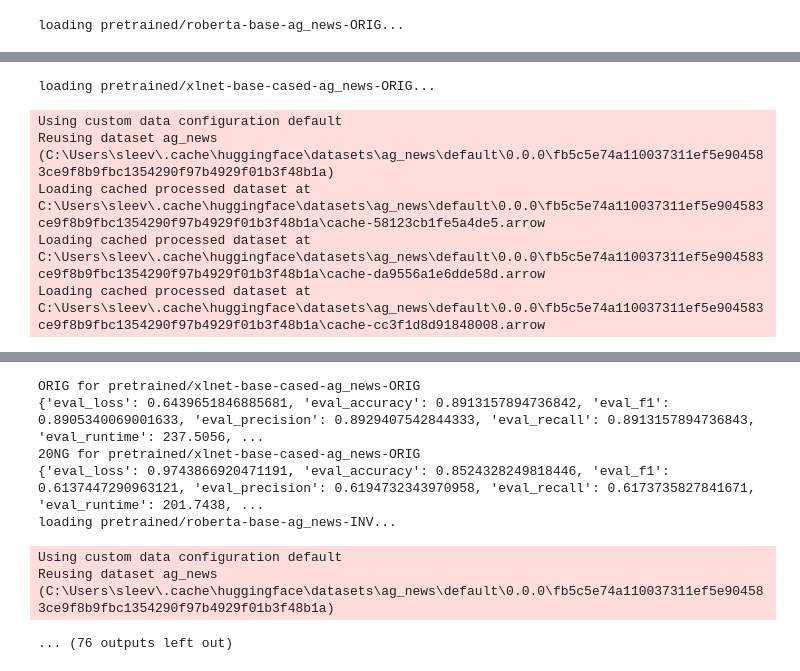
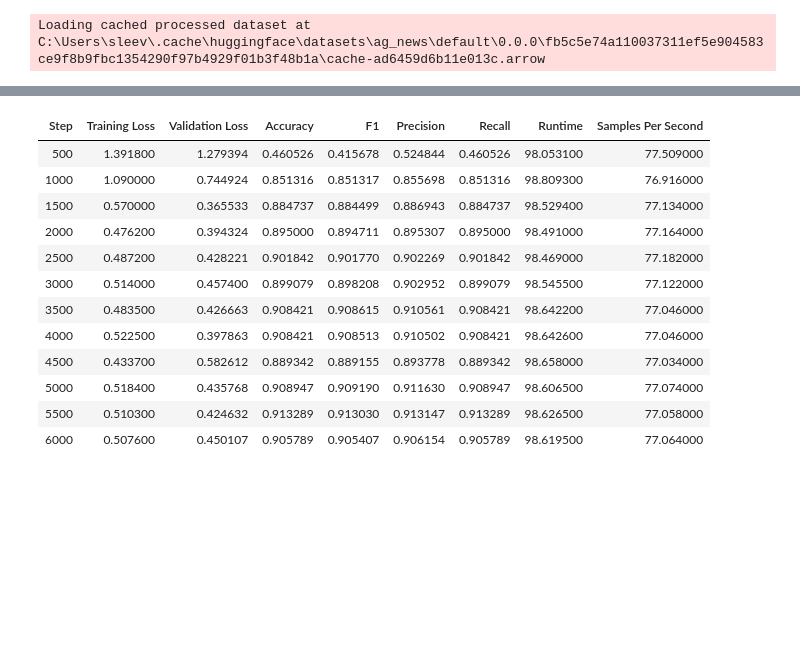
Before and after one commit to asakhala921/Sibyl_eval, a Jupyter notebook: train_AG_NEWS.ipynb, the cells around one changed output, grey strips where cells are left out. Cells and saved outputs as stored; diff of their text form; code cells hidden in the pictures; blank space fills up the shorter version.

```diff
--- a/train_AG_NEWS.ipynb
+++ b/train_AG_NEWS.ipynb
@@ -17,4 +22,10 @@ device = torch.device("cuda" if torch.cuda.is_available() else "cpu")
 # %%
+def one_hot_encode(y, nb_classes=4):
+    if not isinstance(y, np.ndarray):
+        y = np.expand_dims(np.array(y), 0)
+    res = np.eye(nb_classes)[np.array(y).reshape(-1)]
+    return res.reshape(list(y.shape)+[nb_classes])[0]
+
 def tokenize(batch):
     return tokenizer(batch['text'], padding=True, truncation=True, max_length=250)
 
@@ -117,17 +128,19 @@ def get_20NG_test_dataset():
 
     return test_dataset
 # %%
-MODEL_NAMES = ['roberta-base', 'xlnet-base-cased'] # ['bert-base-uncased']
+MODEL_NAMES = ['bert-base-uncased', 'roberta-base', 'xlnet-base-cased'] # ['bert-base-uncased']
 # %%
-use_pretrain = True
+use_pretrain = False
 soft_target = False
 
-for t in ['ORIG', 'INV', 'SIB', 'INVSIB', 'TextMix', 'SentMix', 'WordMix']:
-    for MODEL_NAME in MODEL_NAMES:
+for MODEL_NAME in MODEL_NAMES:
+    for t in ['INV', 'SIB', 'INVSIB', 'TextMix', 'SentMix', 'WordMix']:
+
+        # run = wandb.init(project="train_SST2-"+t, reinit=True)
 
         eval_only = False
 
-        checkpoint = 'pretrained/' + MODEL_NAME + "-ag_news-" + t
+        checkpoint = 'pretrained/' + MODEL_NAME + "-ag_news-ORIG+" + t
         tokenizer = AutoTokenizer.from_pretrained(MODEL_NAME)
 
         if t == 'ORIG':
@@ -143,8 +156,23 @@ for t in ['ORIG', 'INV', 'SIB', 'INVSIB', 'TextMix', 'SentMix', 'WordMix']:
             else:
                 df = pd.DataFrame({'text': text, 'label': label})
                 df.text = df.text.astype(str)
-                df.label = df.label.astype(int)
+                df.label = df.label.astype(object)
             train_dataset = Dataset.from_pandas(df)
+
+            # load orig data
+            orig_dataset = load_dataset('ag_news', split='train')
+            df = orig_dataset.to_pandas()
+            df = df[df.columns[::-1]]
+            df.text = df.text.astype(str)
+            if len(label.shape) > 1:
+                df.label = df.label.map(one_hot_encode)
+            else:
+                df.label = df.label.astype(object)
+            orig_dataset = Dataset.from_pandas(df)
+
+            # merge orig + custom data
+            train_dataset = concatenate_datasets([orig_dataset, train_dataset])
+            train_dataset.shuffle()
 
         if use_pretrain and os.path.exists(checkpoint):
             print('loading {}...'.format(checkpoint))
@@ -188,9 +216,12 @@ for t in ['ORIG', 'INV', 'SIB', 'INVSIB', 'TextMix', 'SentMix', 'WordMix']:
         train_batch_size = 3
         eval_batch_size = 32
         num_epoch = 3
-        max_steps = int((len(train_dataset) * num_epoch) / train_batch_size)
+        gradient_accumulation_steps=1
+        max_steps = int((len(train_dataset) * num_epoch / gradient_accumulation_steps) / train_batch_size)
 
         training_args = TrainingArguments(
+            seed=1,
+            # adafactor=True,
             output_dir=checkpoint,
             overwrite_output_dir=True,
             max_steps=max_steps,
@@ -198,14 +229,17 @@ for t in ['ORIG', 'INV', 'SIB', 'INVSIB', 'TextMix', 'SentMix', 'WordMix']:
             save_total_limit=1,
             per_device_train_batch_size=train_batch_size,
             per_device_eval_batch_size=eval_batch_size,
+            gradient_accumulation_steps=gradient_accumulation_steps,
             warmup_steps=int(max_steps / 10),
             weight_decay=0.01,
             logging_dir='./logs',
-            logging_steps=int(max_steps / 10),
+            logging_steps=500,
+            logging_first_step=True,
             load_best_model_at_end=True,
-            metric_for_best_model="loss",
-            greater_is_better=False,
+            metric_for_best_model="accuracy",
+            greater_is_better=True,
             evaluation_strategy="steps",
+            run_name=checkpoint,
             label_names=['World', 'Sports', 'Business', 'Sci/Tech']
         )
 
@@ -243,6 +277,8 @@ for t in ['ORIG', 'INV', 'SIB', 'INVSIB', 'TextMix', 'SentMix', 'WordMix']:
         trainer.eval_dataset = test_dataset_20NG
         out_20NG = trainer.evaluate()
         print('20NG for {}\n{}'.format(checkpoint, out_20NG))
+
+        # run.finish()
 # %% [output]
 Using custom data configuration default
 Reusing dataset ag_news (C:\Users\sleev\.cache\huggingface\datasets\ag_news\default\0.0.0\fb5c5e74a110037311ef5e904583ce9f8b9fbc1354290f97b4929f01b3f48b1a)
@@ -250 +292 @@ Loading cached split indices for dataset at C:\Users\sleev\.cache\huggingface\da
-loading pretrained/roberta-base-ag_news-ORIG...
+Loading cached processed dataset at C:\Users\sleev\.cache\huggingface\datasets\ag_news\default\0.0.0\fb5c5e74a110037311ef5e904583ce9f8b9fbc1354290f97b4929f01b3f48b1a\cache-ad6459d6b11e013c.arrow
@@ -264,6 +295,0 @@ Loading cached split indices for dataset at C:\Users\sleev\.cache\huggingface\da
-loading pretrained/xlnet-base-cased-ag_news-ORIG...
-Using custom data configuration default
-Reusing dataset ag_news (C:\Users\sleev\.cache\huggingface\datasets\ag_news\default\0.0.0\fb5c5e74a110037311ef5e904583ce9f8b9fbc1354290f97b4929f01b3f48b1a)
-Loading cached processed dataset at C:\Users\sleev\.cache\huggingface\datasets\ag_news\default\0.0.0\fb5c5e74a110037311ef5e904583ce9f8b9fbc1354290f97b4929f01b3f48b1a\cache-58123cb1fe5a4de5.arrow
-Loading cached processed dataset at C:\Users\sleev\.cache\huggingface\datasets\ag_news\default\0.0.0\fb5c5e74a110037311ef5e904583ce9f8b9fbc1354290f97b4929f01b3f48b1a\cache-da9556a1e6dde58d.arrow
-Loading cached processed dataset at C:\Users\sleev\.cache\huggingface\datasets\ag_news\default\0.0.0\fb5c5e74a110037311ef5e904583ce9f8b9fbc1354290f97b4929f01b3f48b1a\cache-cc3f1d8d91848008.arrow
@@ -271,8 +296,13 @@ Loading cached processed dataset at C:\Users\sleev\.cache\huggingface\datasets\a
-ORIG for pretrained/xlnet-base-cased-ag_news-ORIG
-{'eval_loss': 0.6439651846885681, 'eval_accuracy': 0.8913157894736842, 'eval_f1': 0.8905340069001633, 'eval_precision': 0.8929407542844333, 'eval_recall': 0.8913157894736843, 'eval_runtime': 237.5056, ...
-20NG for pretrained/xlnet-base-cased-ag_news-ORIG
-{'eval_loss': 0.9743866920471191, 'eval_accuracy': 0.8524328249818446, 'eval_f1': 0.6137447290963121, 'eval_precision': 0.6194732343970958, 'eval_recall': 0.6173735827841671, 'eval_runtime': 201.7438, ...
-loading pretrained/roberta-base-ag_news-INV...
-Using custom data configuration default
-Reusing dataset ag_news (C:\Users\sleev\.cache\huggingface\datasets\ag_news\default\0.0.0\fb5c5e74a110037311ef5e904583ce9f8b9fbc1354290f97b4929f01b3f48b1a)
-... (76 outputs left out)
+| Step | Training Loss | Validation Loss | Accuracy | F1 | Precision | Recall | Runtime | Samples Per Second |
+| 500 | 1.391800 | 1.279394 | 0.460526 | 0.415678 | 0.524844 | 0.460526 | 98.053100 | 77.509000 |
+| 1000 | 1.090000 | 0.744924 | 0.851316 | 0.851317 | 0.855698 | 0.851316 | 98.809300 | 76.916000 |
+| 1500 | 0.570000 | 0.365533 | 0.884737 | 0.884499 | 0.886943 | 0.884737 | 98.529400 | 77.134000 |
+| 2000 | 0.476200 | 0.394324 | 0.895000 | 0.894711 | 0.895307 | 0.895000 | 98.491000 | 77.164000 |
+| 2500 | 0.487200 | 0.428221 | 0.901842 | 0.901770 | 0.902269 | 0.901842 | 98.469000 | 77.182000 |
+| 3000 | 0.514000 | 0.457400 | 0.899079 | 0.898208 | 0.902952 | 0.899079 | 98.545500 | 77.122000 |
+| 3500 | 0.483500 | 0.426663 | 0.908421 | 0.908615 | 0.910561 | 0.908421 | 98.642200 | 77.046000 |
+| 4000 | 0.522500 | 0.397863 | 0.908421 | 0.908513 | 0.910502 | 0.908421 | 98.642600 | 77.046000 |
+| 4500 | 0.433700 | 0.582612 | 0.889342 | 0.889155 | 0.893778 | 0.889342 | 98.658000 | 77.034000 |
+| 5000 | 0.518400 | 0.435768 | 0.908947 | 0.909190 | 0.911630 | 0.908947 | 98.606500 | 77.074000 |
+| 5500 | 0.510300 | 0.424632 | 0.913289 | 0.913030 | 0.913147 | 0.913289 | 98.626500 | 77.058000 |
+| 6000 | 0.507600 | 0.450107 | 0.905789 | 0.905407 | 0.906154 | 0.905789 | 98.619500 | 77.064000 |
```
Also changed, not shown: parts of 4 cells of this notebook.
